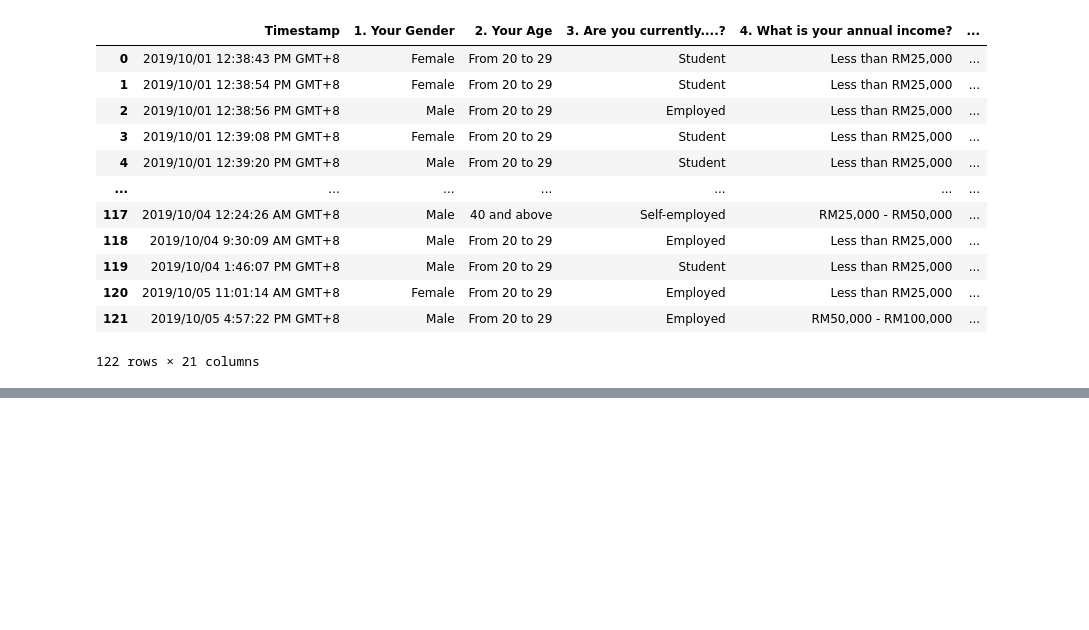
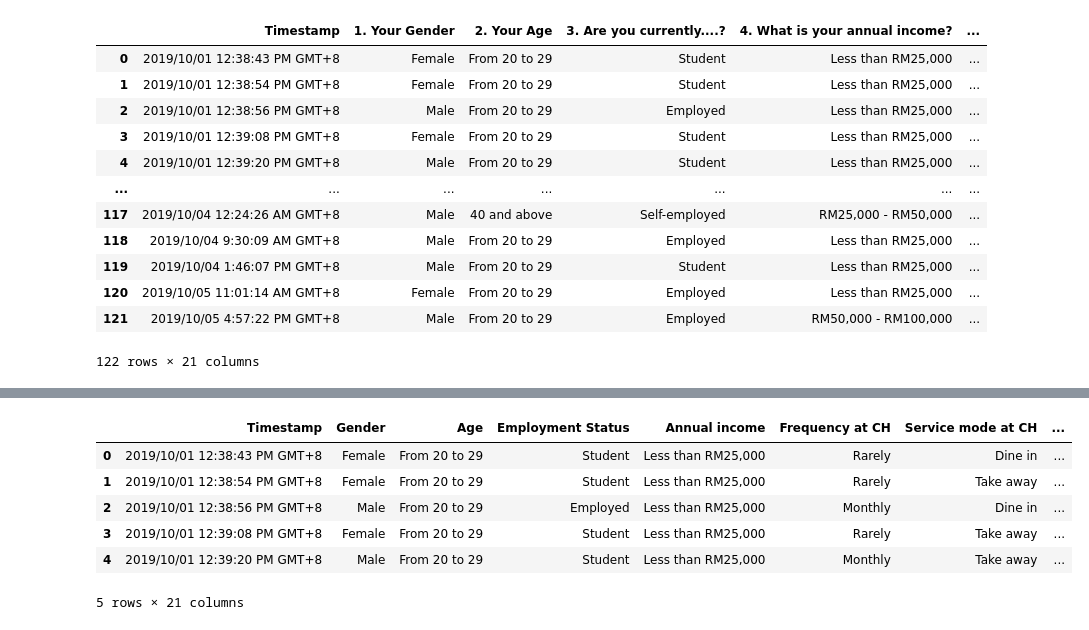
Before and after one commit to Joakimanochie/Data_analytics, a Jupyter notebook: Coffee house retention analysis.ipynb, the cells around one changed output, grey strips where cells are left out. Saved outputs shown, nothing was run; the diff lists cells and outputs as text; code cells hidden in the pictures; blank space fills up the shorter version.

Commit message:
Coffee_house update

```diff
--- a/Coffee house retention analysis.ipynb
+++ b/Coffee house retention analysis.ipynb
@@ -4,8 +4,8 @@ import seaborn as sns
 import matplotlib.pyplot as plt
 import scipy.stats
 # %%
-data = pd.read_excel("coffee-house-satisfactory-survey.xlsx")
-data
+coffee_house_data = pd.read_excel("coffee-house-satisfactory-survey.xlsx")
+coffee_house_data
 # %% [output]
 |  | Timestamp | 1. Your Gender | 2. Your Age | 3. Are you currently....? | 4. What is your annual income? | ... |
 | 0 | 2019/10/01 12:38:43 PM GMT+8 | Female | From 20 to 29 | Student | Less than RM25,000 | ... |
@@ -22,0 +45,27 @@ data
+# %%
+coffee_house_data.rename(columns = {'1. Your Gender': 'Gender', '2. Your Age':'Age',
+       '3. Are you currently....?': 'Employment Status', '4. What is your annual income?':'Annual income',
+       '5. How often do you visit Coffee House?': 'Frequency at CH',
+       '6. How do you usually enjoy Coffee House?': 'Service mode at CH',
+       '7. How much time do you normally  spend during your visit?': 'time spent at CH',
+       '8. The nearest Coffee House\'s outlet to you is...?': 'proximity from CH' ,
+       '9. Do you have Coffee House membership card?': 'Membership',
+       '10. What do you most frequently purchase at Coffee House?':'frequent purchase',
+       '11. On average, how much would you spend at Coffee House per visit?':'Money spent at CH',
+       '12. How would you rate the quality of Coffee House compared to other brands (Coffee Bean, Old Town White Coffee..) to be:': 'Coffee rating',
+       '13. How would you rate the price range at Coffee House?': 'Price range rating',
+       '14. How important are sales and promotions in your purchase decision?':'Sale/promotion importancy',
+       '15. How would you rate the ambiance at Coffee House? (lighting, music, etc...)':'Ambiance rating of CH',
+       '16. You rate the WiFi quality at Coffee House as..':'Wifi rating',
+       '17. How would you rate the service at Coffee House? (Promptness, friendliness, etc..)':'Service rating',
+       '19. How do you come to hear of promotions at Coffee House? Check all that apply.':'Visibility',
+       '20. Will you continue buying Coffee House?':'Retention'}, inplace = True)
+coffee_house_data.head()
+# %% [output]
+|  | Timestamp | Gender | Age | Employment Status | Annual income | Frequency at CH | Service mode at CH | ... |
+| 0 | 2019/10/01 12:38:43 PM GMT+8 | Female | From 20 to 29 | Student | Less than RM25,000 | Rarely | Dine in | ... |
+| 1 | 2019/10/01 12:38:54 PM GMT+8 | Female | From 20 to 29 | Student | Less than RM25,000 | Rarely | Take away | ... |
+| 2 | 2019/10/01 12:38:56 PM GMT+8 | Male | From 20 to 29 | Employed | Less than RM25,000 | Monthly | Dine in | ... |
+| 3 | 2019/10/01 12:39:08 PM GMT+8 | Female | From 20 to 29 | Student | Less than RM25,000 | Rarely | Take away | ... |
+| 4 | 2019/10/01 12:39:20 PM GMT+8 | Male | From 20 to 29 | Student | Less than RM25,000 | Monthly | Take away | ... |
+5 rows × 21 columns
```
Also changed, not shown: parts of 6 cells of this notebook.
